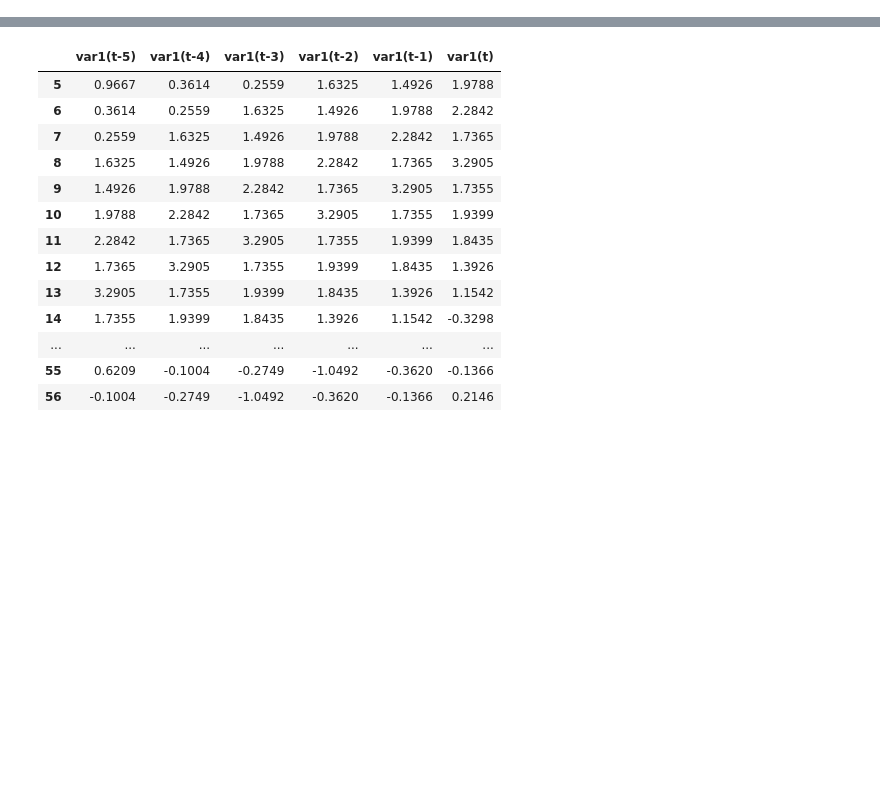
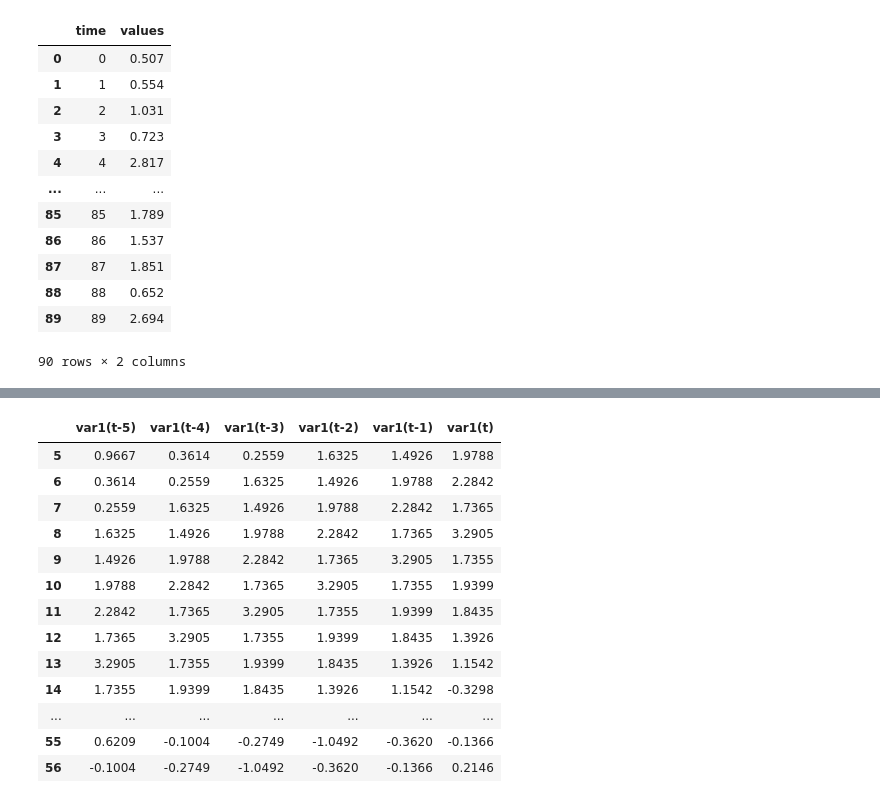
Before and after one commit to mmelinanna/xaiplayground, a Jupyter notebook: playground.ipynb, the cells around one changed output, grey strips where cells are left out. Saved outputs shown, nothing was run; the diff lists cells and outputs as text; code cells hidden in the pictures; blank space fills up the shorter version.

```diff
--- a/playground.ipynb
+++ b/playground.ipynb
@@ -445,0 +501,17 @@ def walk_forward_validation(data, test_set_len):
+# %%
+data_concatenated = pd.concat([train_df, test_df.iloc[1:,:]], ignore_index=True)
+data_concatenated
+# %% [output]
+|  | time | values |
+| 0 | 0 | 0.507 |
+| 1 | 1 | 0.554 |
+| 2 | 2 | 1.031 |
+| 3 | 3 | 0.723 |
+| 4 | 4 | 2.817 |
+| ... | ... | ... |
+| 85 | 85 | 1.789 |
+| 86 | 86 | 1.537 |
+| 87 | 87 | 1.851 |
+| 88 | 88 | 0.652 |
+| 89 | 89 | 2.694 |
+90 rows × 2 columns
```
Also changed, not shown: parts of 5 cells of this notebook, 2 other files.
